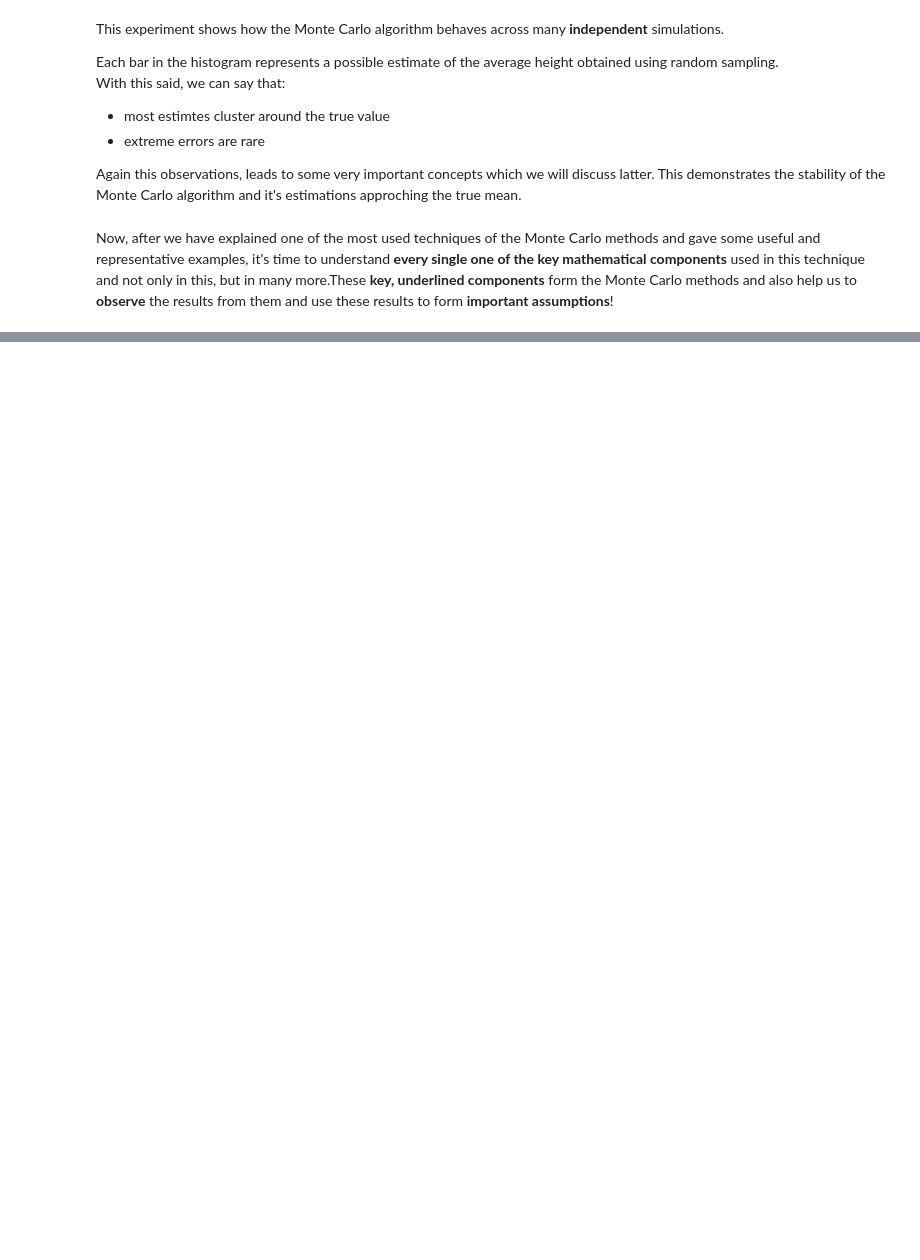
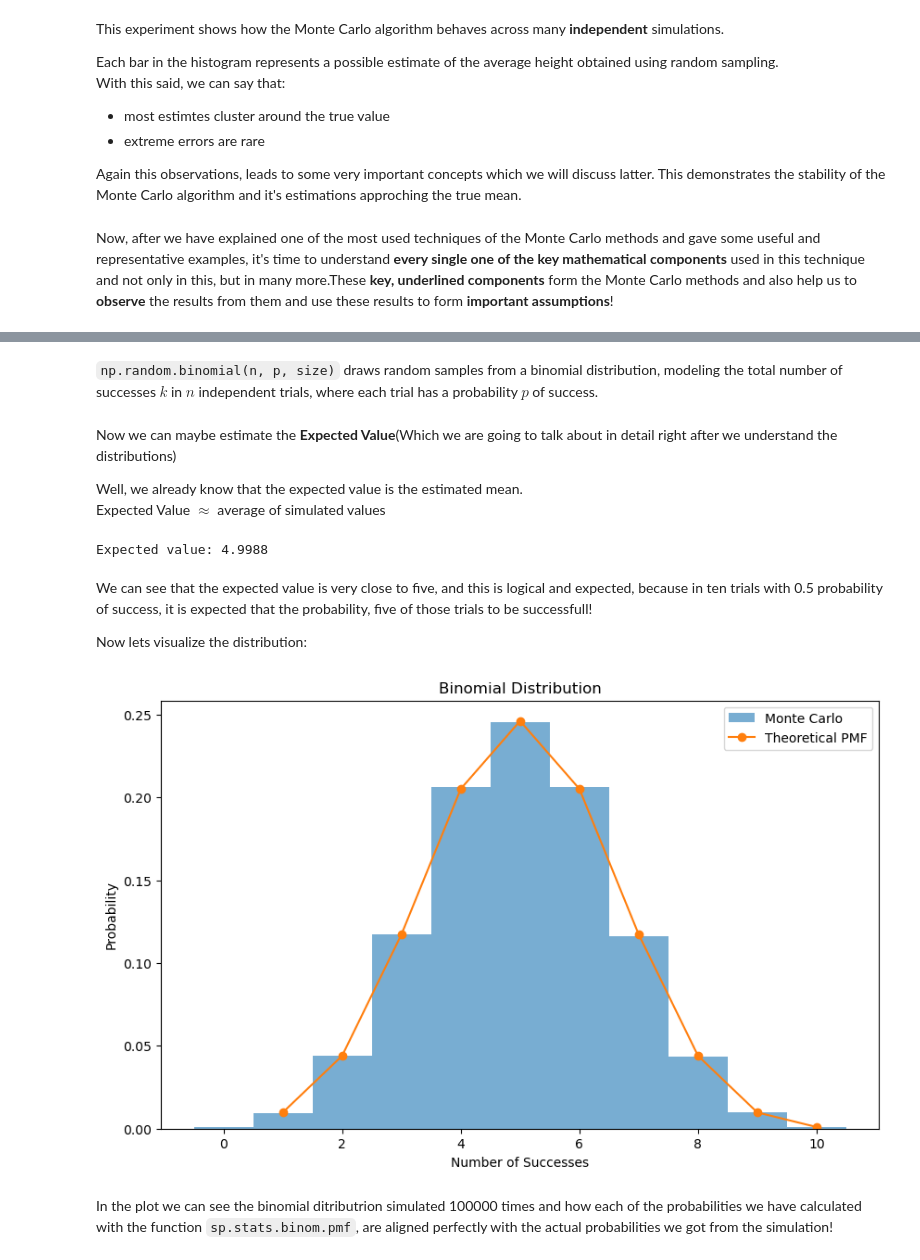
Before and after one commit to kvenov/The_Monte_Carlo_Method, a Jupyter notebook: monte_carlo_scientific_article.ipynb, the cells around one changed output, grey strips where cells are left out. Saved outputs shown, nothing was run; the diff lists cells and outputs as text; code cells hidden in the pictures; blank space fills up the shorter version.

```diff
--- a/monte_carlo_scientific_article.ipynb
+++ b/monte_carlo_scientific_article.ipynb
@@ -527,0 +673,13 @@ Monte Carlo methods work by:
+# %%
+# As always we identify the independent variables that will drive the prediction
+n = 10  # number of trials
+p = 0.5 # probability of success
+
+# So we can say that the random variable(the dependent varible to be predicted) will be the number of successes in 10 trials.
+
+# Here we define an array of different successes, which we are going to use to find the probability for each of them.
+x = np.arange(1, n+1)
+
+# Here we are calculating the "Theoretical pmf" as its called, as we get the probabilities for each of the different trials scenarions
+pmf = sp.stats.binom.pmf(x, n, p)
+print(pmf)
@@ -527,0 +698,41 @@ Monte Carlo methods work by:
+# %%
+simulations_size = 100000 # As the size of the sample
+
+samples = np.random.binomial(n, p, simulations_size)
+# %% [markdown]
+`np.random.binomial(n, p, size)` draws random samples from a binomial distribution, modeling the total number of successes $k$ in $n$ independent trials, where each trial has a probability $p$ of success.
+# %% [markdown]
+Now we can maybe estimate the **Expected Value**(Which we are going to talk about in detail right after we understand the distributions)
+
+Well, we already know that the expected value is the estimated mean.\
+Expected Value $ \approx $ average of simulated values
+# %%
+estimated_mean = np.mean(samples)
+
+print("Expected value:", estimated_mean)
+# %% [output]
+Expected value: 4.9988
+# %% [markdown]
+We can see that the expected value is very close to five, and this is logical and expected, because in ten trials with 0.5 probability of success, it is expected that the probability, five of those trials to be successfull!
+
+Now lets visualize the distribution:
+# %%
+plt.figure(figsize=(10,6))
+
+# Again we use histogram to represent the distribution, but this time, instead of showing occurances, we use probability density to show the exact probabilities for each of the different values!
+plt.hist(samples, bins=np.arange(-0.5, n+1.5, 1), density=True, alpha=0.6, label="Monte Carlo")
+
+# Here we plot the probabilities, which we have calculated with "sp.stats.binom.pmf", in order to see how they align with the actual probabilities of the simulated distribution
+plt.plot(x, pmf, 'o-', label="Theoretical PMF")
+
+plt.xlabel("Number of Successes")
+plt.ylabel("Probability")
+
+plt.title("Binomial Distribution")
+plt.legend()
+
+plt.show()
+# %% [output]
+[figure, added]
+# %% [markdown]
+In the plot we can see the binomial ditributrion simulated 100000 times and how each of the probabilities we have calculated with the function `sp.stats.binom.pmf`, are aligned perfectly with the actual probabilities we got from the simulation!
```
Also changed, not shown: parts of 28 cells of this notebook.
